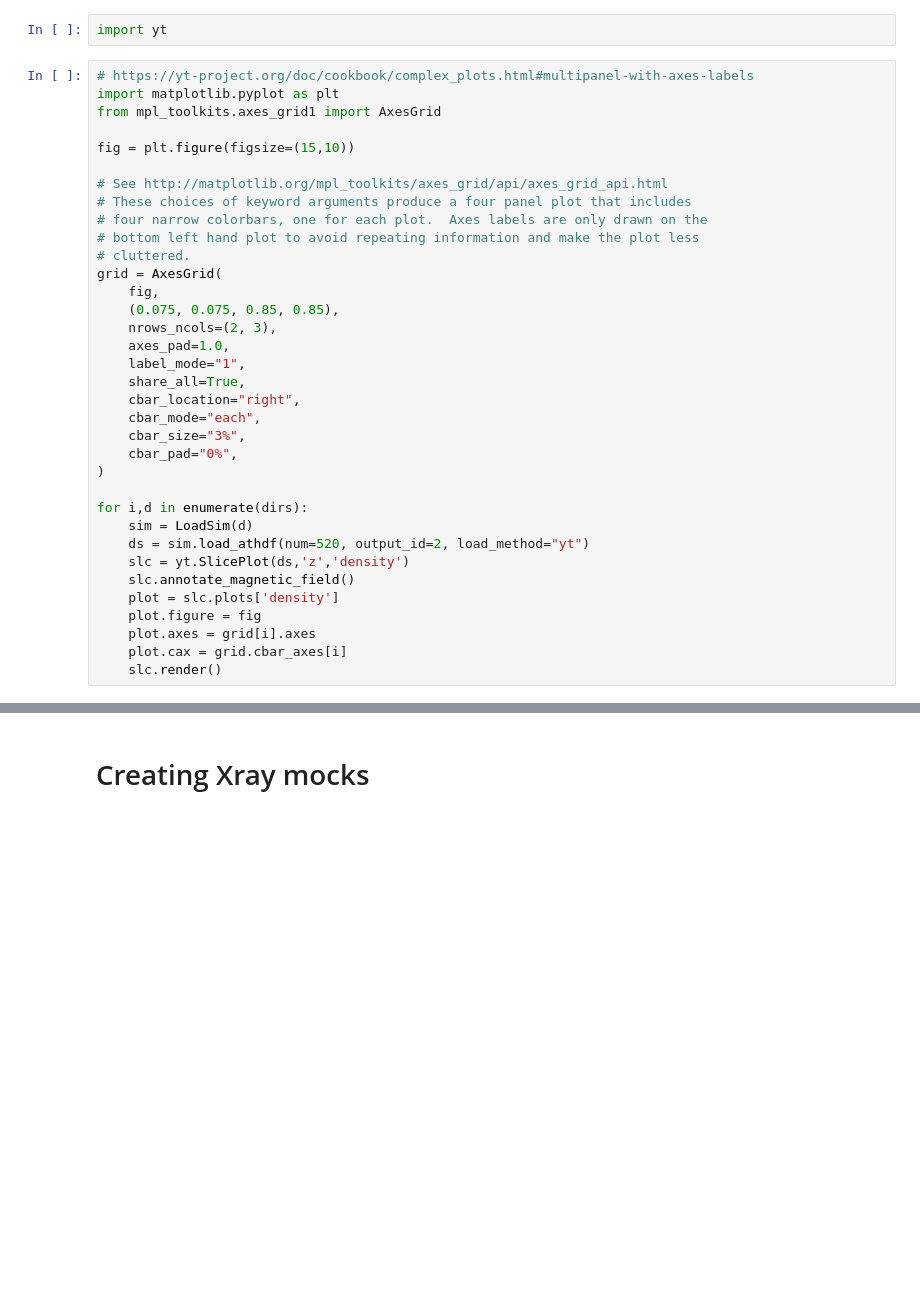
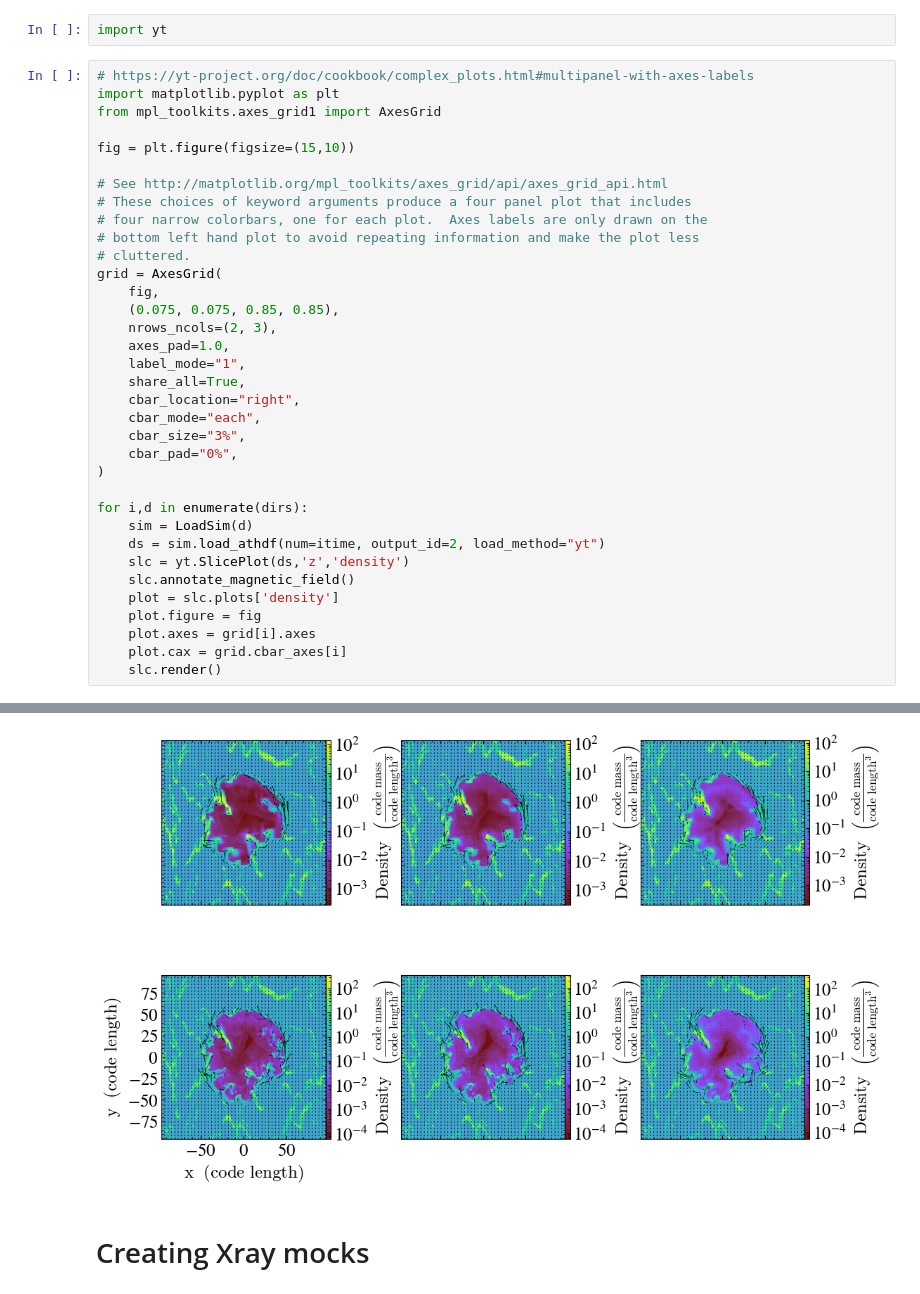
Before and after one commit to changgoo/pyglet, a Jupyter notebook: notebook/analyze_simulations.ipynb, the cells around one changed output, grey strips where cells are left out. Cells and saved outputs as stored; diff of their text form; blank space fills up the shorter version.

```diff
--- a/notebook/analyze_simulations.ipynb
+++ b/notebook/analyze_simulations.ipynb
@@ -90,7 +96,7 @@ grid = AxesGrid(
 
 for i,d in enumerate(dirs):
     sim = LoadSim(d)
-    ds = sim.load_athdf(num=520, output_id=2, load_method="yt")
+    ds = sim.load_athdf(num=itime, output_id=2, load_method="yt")
     slc = yt.SlicePlot(ds,'z','density')
     slc.annotate_magnetic_field()
     plot = slc.plots['density']
@@ -193,3 +247,4 @@ Cannot find PAR_DUMP block in the first 1000 lines
+[figure, added]
 # %% [markdown]
 # Creating Xray mocks
 # %%
```
Also changed, not shown: parts of 14 cells of this notebook.
